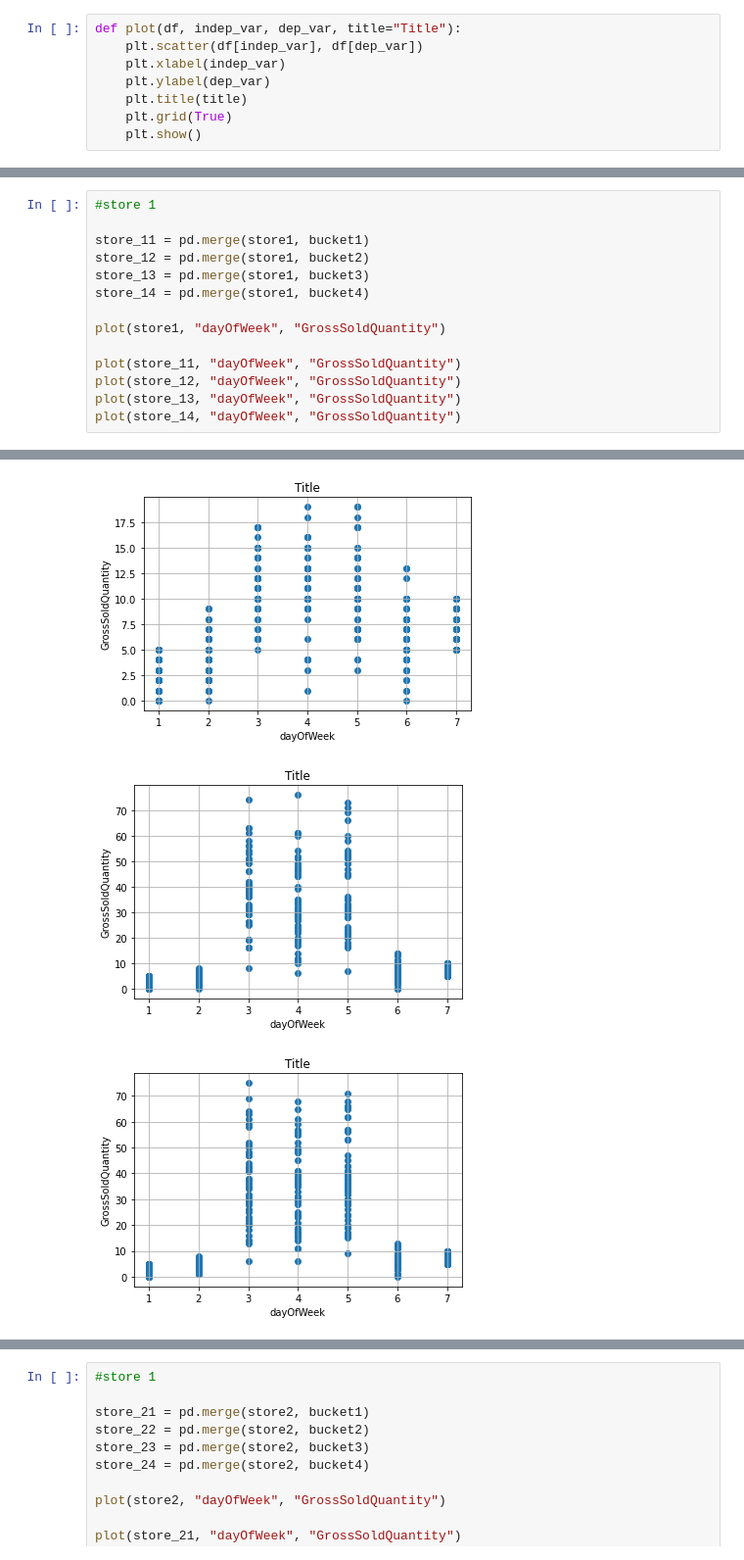
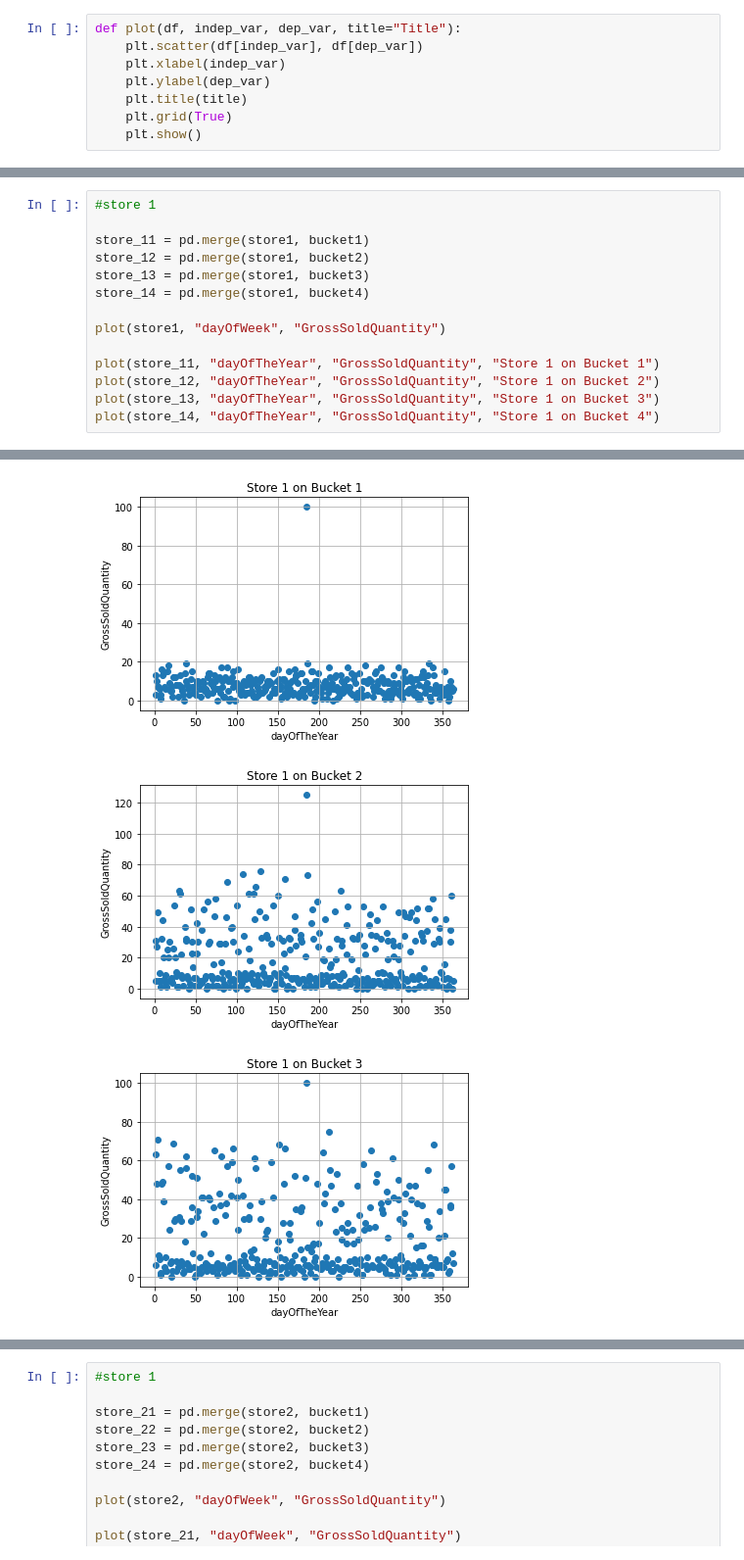
Before and after one commit to rhuckleberry/Datathon2021, a Jupyter notebook: Chevron_2021_Datathon_Challenge/filesForStartOfDatathon/Chevron_Hotdog_Model.ipynb, the cells around one changed output, grey strips where cells are left out. Shown: that part at 98% size. Drawn from its saved outputs; the diff is of its cells as text.

```diff
--- a/Chevron_2021_Datathon_Challenge/filesForStartOfDatathon/Chevron_Hotdog_Model.ipynb
+++ b/Chevron_2021_Datathon_Challenge/filesForStartOfDatathon/Chevron_Hotdog_Model.ipynb
@@ -91,8 +116,8 @@ store_14 = pd.merge(store1, bucket4)
 
 plot(store1, "dayOfWeek", "GrossSoldQuantity")
 
-plot(store_11, "dayOfWeek", "GrossSoldQuantity")
-plot(store_12, "dayOfWeek", "GrossSoldQuantity")
-plot(store_13, "dayOfWeek", "GrossSoldQuantity")
-plot(store_14, "dayOfWeek", "GrossSoldQuantity")
+plot(store_11, "dayOfTheYear", "GrossSoldQuantity", "Store 1 on Bucket 1")
+plot(store_12, "dayOfTheYear", "GrossSoldQuantity", "Store 1 on Bucket 2")
+plot(store_13, "dayOfTheYear", "GrossSoldQuantity", "Store 1 on Bucket 3")
+plot(store_14, "dayOfTheYear", "GrossSoldQuantity", "Store 1 on Bucket 4")
 # %% [output]
@@ -100,3 +125,3 @@ plot(store_14, "dayOfWeek", "GrossSoldQuantity")
-[figure, old version]
+[figure, new version]
-[figure, old version]
+[figure, new version]
-[figure, old version]
+[figure, new version]
```
Also changed, not shown: parts of 4 cells of this notebook.
